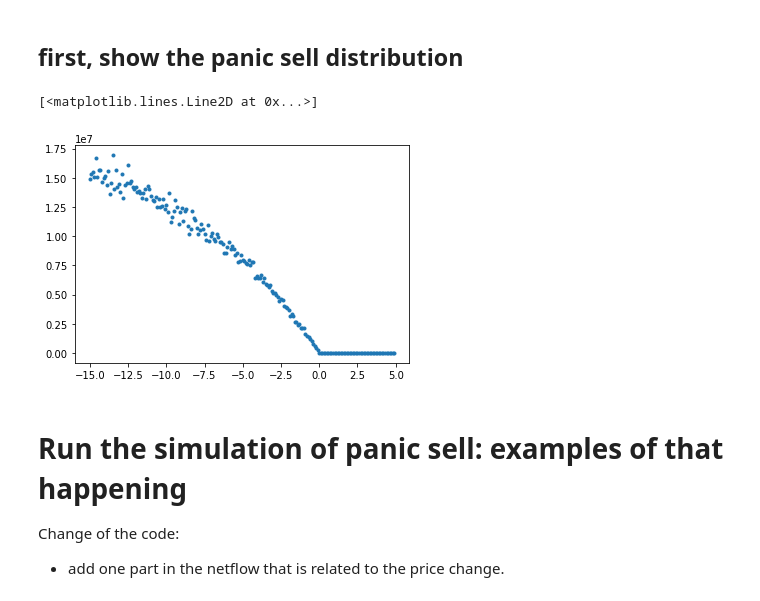
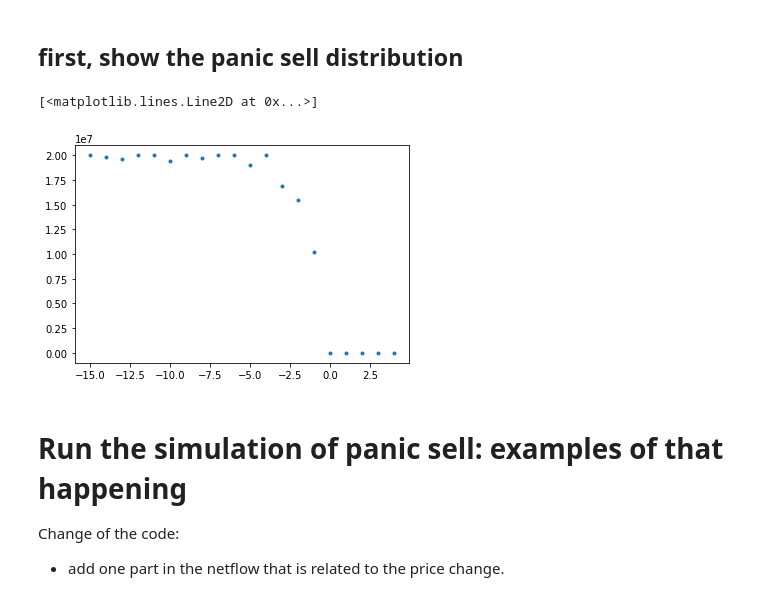
Before and after one commit to OlympusDAO/olympus-digital-twin, a Jupyter notebook: panic_selling_exp.ipynb, the cells around one changed output. Cells and saved outputs as stored; diff of their text form; code cells hidden in the pictures.

```diff
--- a/panic_selling_exp.ipynb
+++ b/panic_selling_exp.ipynb
@@ -70,29 +70,29 @@ initial_state['liq_ohm']
 ## first, show the panic sell distribution
 # %%
 import numpy as np
-def sellamount(price_change,liq_ohm,k=0.1,sigma=.05):
+def sellamount(price_change,liq_ohm,k=0.7,sigma=.05):
     # given the price change, how much sell will happen
     # k is the factor adjusting the curve shape, ranging (0,+inf)
     # TODO: in the future, allow different shapes of this curve (e.g. sigmoid)
     if price_change>=0:
         return 0
     else:
         amount = liq_ohm*(1-np.exp(-k*np.abs(price_change)))
         # turn it into log normal distribution
         mu  = np.log(amount) + sigma ** 2 # so the mode for this random distribution is
         rng = np.random.default_rng()
         randamount = rng.lognormal(mu, sigma, 1)[0]
         #randamount = np.random.lognormal(mu,sigma)
         if randamount > liq_ohm:
             randamount = liq_ohm
         return randamount
-price_change_arr = np.arange(-15,5,0.1)
+price_change_arr = np.arange(-15,5,1)
 amount_arr = [sellamount(p,2e7) for p in price_change_arr]
 from matplotlib import pyplot as plt
 plt.plot(price_change_arr,amount_arr,'.')
 # %% [output]
 [<matplotlib.lines.Line2D at 0x...>]
-[figure, old version]
+[figure, new version]
 # %% [markdown]
 # Run the simulation of panic sell: examples of that happening
 
```
Also changed, not shown: parts of 3 cells of this notebook, 5 other files.
